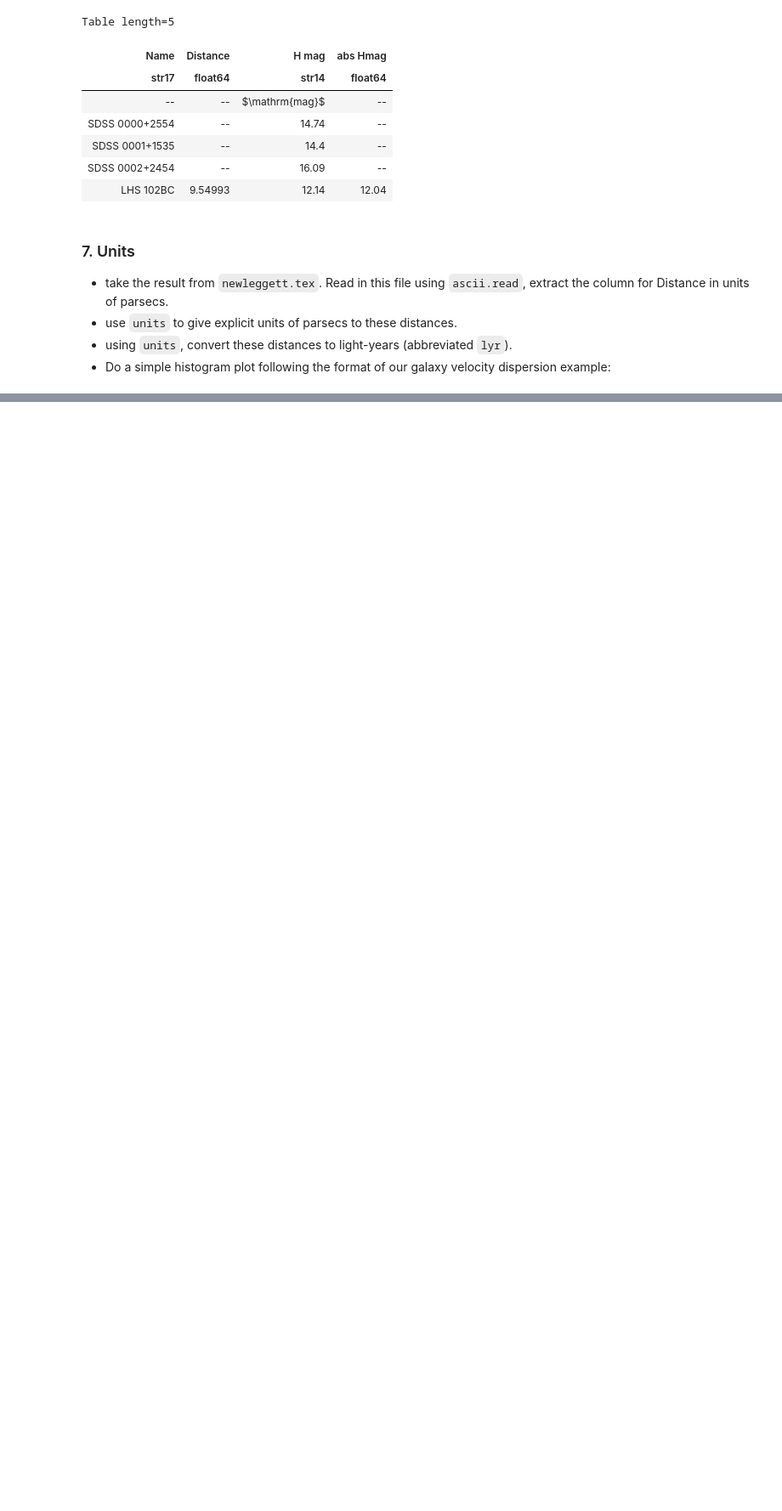
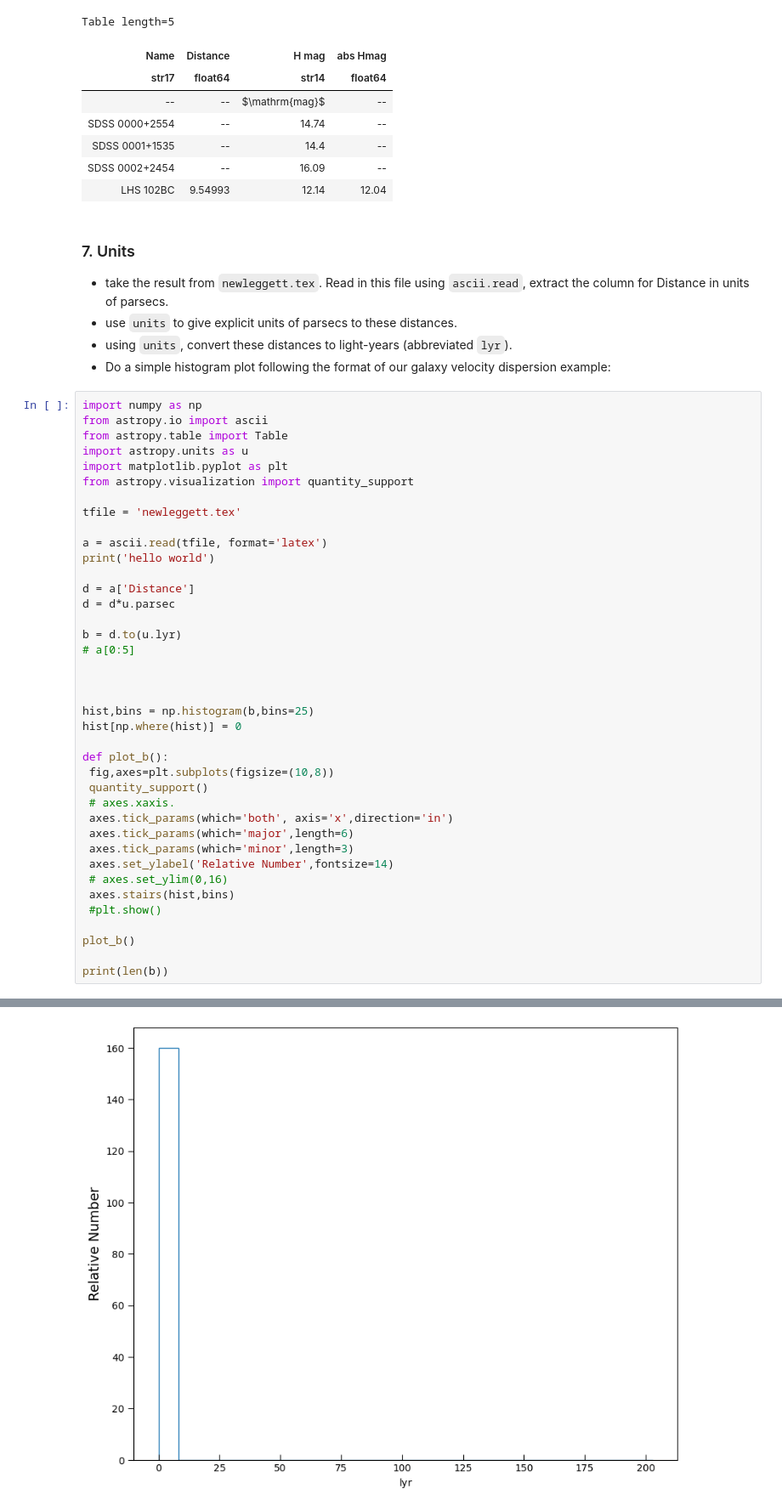
Before and after one commit to astroseandillon/Python-for-data-analysis, a Jupyter notebook: Dillon_Sean_HW_W13.ipynb, the cells around one changed output, grey strips where cells are left out. Shown: that part at 85% size. Drawn from its saved outputs; the diff is of its cells as text; blank space fills up the shorter version.

```diff
--- a/Dillon_Sean_HW_W13.ipynb
+++ b/Dillon_Sean_HW_W13.ipynb
@@ -237,3 +237,43 @@ Table length=5
 * use ``units`` to give explicit units of parsecs to these distances.
 * using ``units``, convert these distances to light-years (abbreviated ``lyr``).
 * Do a simple histogram plot following the format of our galaxy velocity dispersion example:
+# %%
+import numpy as np
+from astropy.io import ascii
+from astropy.table import Table
+import astropy.units as u
+import matplotlib.pyplot as plt
+from astropy.visualization import quantity_support
+
+tfile = 'newleggett.tex'
+
+a = ascii.read(tfile, format='latex')
+print('hello world')
+
+d = a['Distance']
+d = d*u.parsec
+
+b = d.to(u.lyr)
+# a[0:5]
+
+
+
+hist,bins = np.histogram(b,bins=25)
+hist[np.where(hist)] = 0
+
+def plot_b():
+ fig,axes=plt.subplots(figsize=(10,8))
+ quantity_support()
+ # axes.xaxis.
+ axes.tick_params(which='both', axis='x',direction='in')
+ axes.tick_params(which='major',length=6)
+ axes.tick_params(which='minor',length=3)
+ axes.set_ylabel('Relative Number',fontsize=14)
+ # axes.set_ylim(0,16)
+ axes.stairs(hist,bins)
+ #plt.show()
+
+plot_b()
+
+print(len(b))
+# %% [output]
@@ -239,0 +282 @@ Table length=5
+[figure, added]
```
Also changed, not shown: parts of 1 cell of this notebook.
